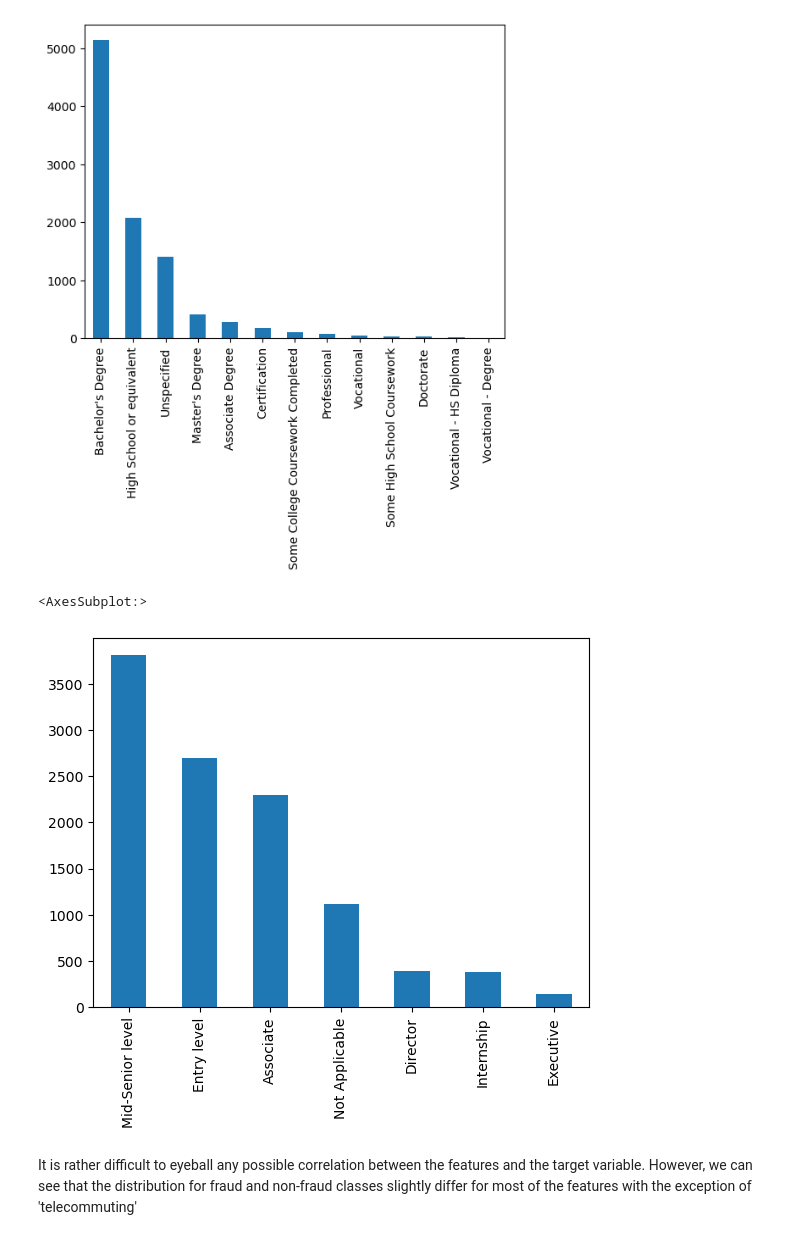
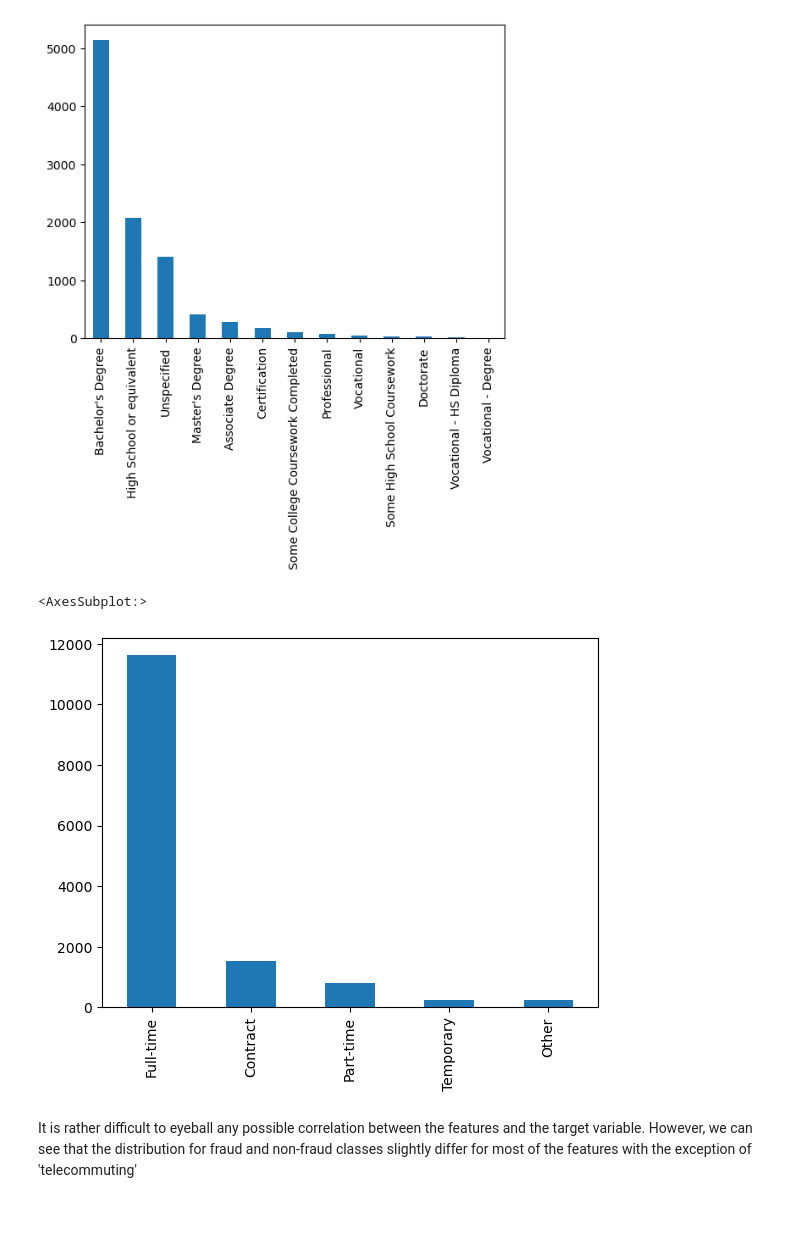
Before and after one commit to yaoyid/bt4012G5, a Jupyter notebook: EDA.ipynb, the cells around one changed output. Saved outputs shown, nothing was run; the diff lists cells and outputs as text; code cells hidden in the pictures; blank space fills up the shorter version.

```diff
--- a/EDA.ipynb
+++ b/EDA.ipynb
@@ -133,10 +133,10 @@ dataset['required_education'].value_counts().plot(kind = 'bar')
 <AxesSubplot:>
 [figure]
 # %%
-dataset['required_experience'].value_counts().plot(kind = 'bar')
+dataset['employment_type'].value_counts().plot(kind = 'bar')
 # %% [output]
 <AxesSubplot:>
-[figure, old version]
+[figure, new version]
 # %% [markdown]
 It is rather difficult to eyeball any possible correlation between the features and the target variable. However, we can see that the distribution for fraud and non-fraud classes slightly differ for most of the features with the exception of 'telecommuting'
 # %%
```
Also changed, not shown: parts of 1 cell of this notebook.
